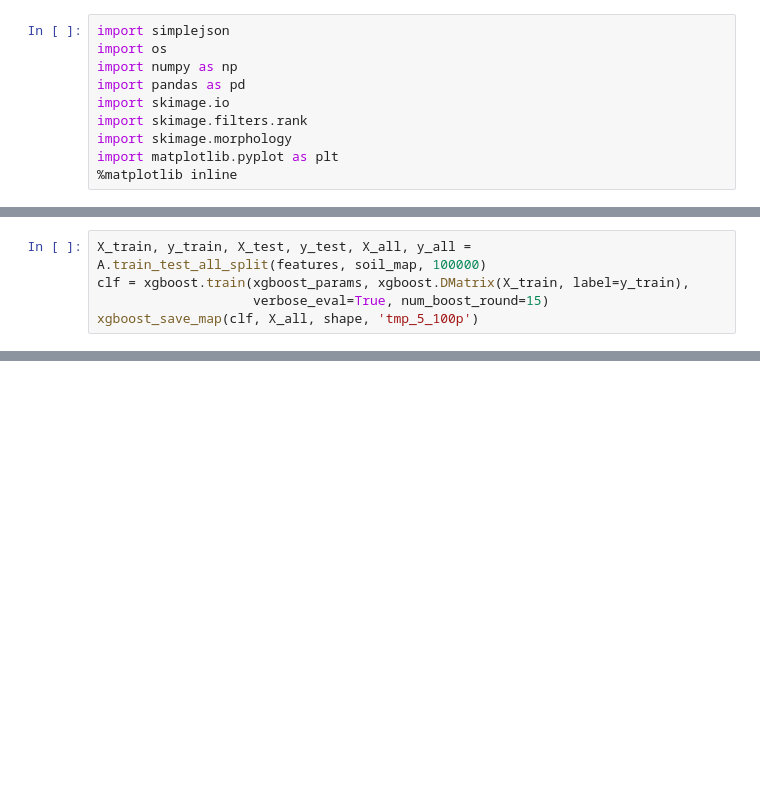
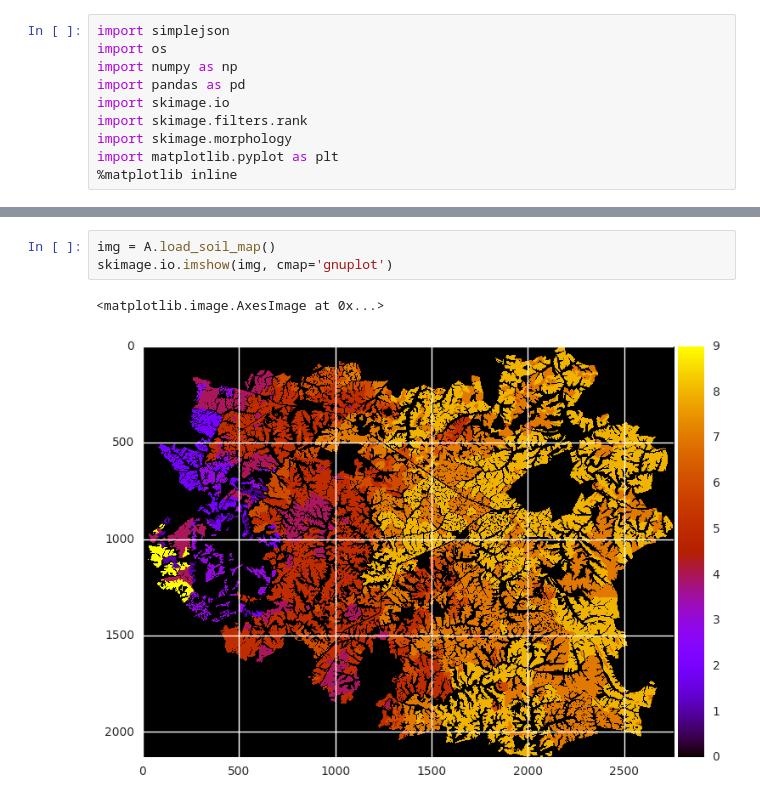
Before and after one commit to filaPro/soil_line, a Jupyter notebook: scene.ipynb, the cells around one changed output, grey strips where cells are left out. Cells and saved outputs as stored; diff of their text form; blank space fills up the shorter version.

```diff
--- a/scene.ipynb
+++ b/scene.ipynb
@@ -554,5 +10,0 @@ train acc: 0.97787
-# %%
-X_train, y_train, X_test, y_test, X_all, y_all = A.train_test_all_split(features, soil_map, 100000)
-clf = xgboost.train(xgboost_params, xgboost.DMatrix(X_train, label=y_train),
-                    verbose_eval=True, num_boost_round=15)
-xgboost_save_map(clf, X_all, shape, 'tmp_5_100p')
@@ -701,0 +465,6 @@ plt.show()
+# %%
+img = A.load_soil_map()
+skimage.io.imshow(img, cmap='gnuplot')
+# %% [output]
+<matplotlib.image.AxesImage at 0x...>
+[figure, added]
```
Also changed, not shown: parts of 56 cells of this notebook.
